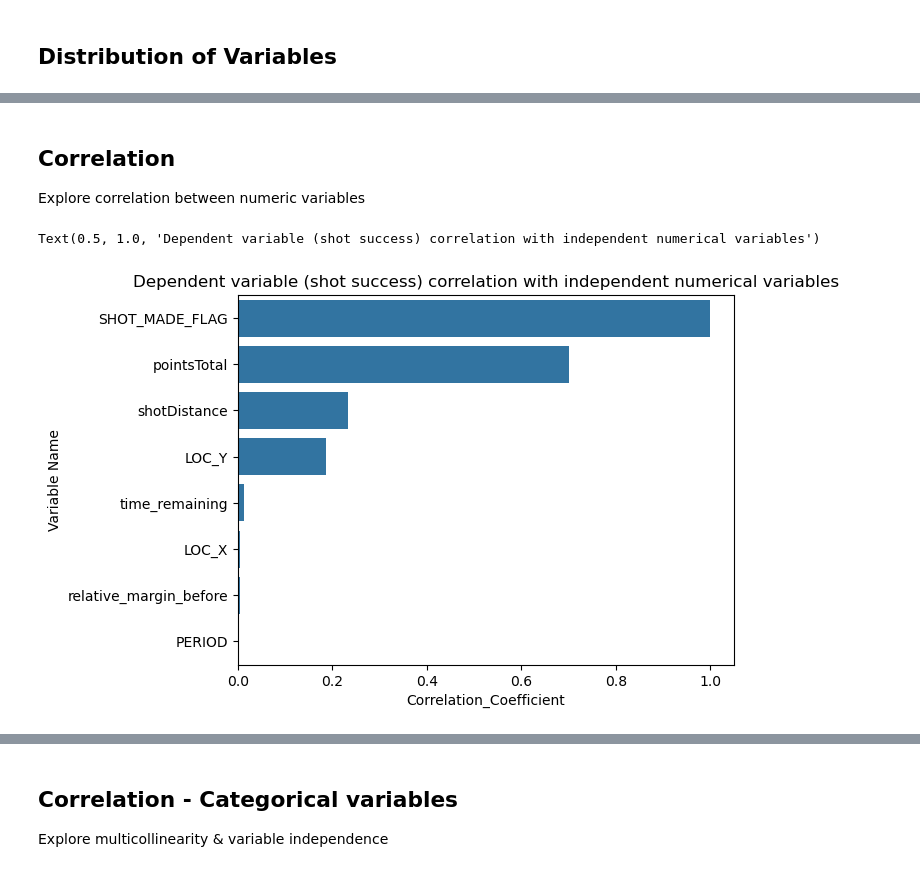
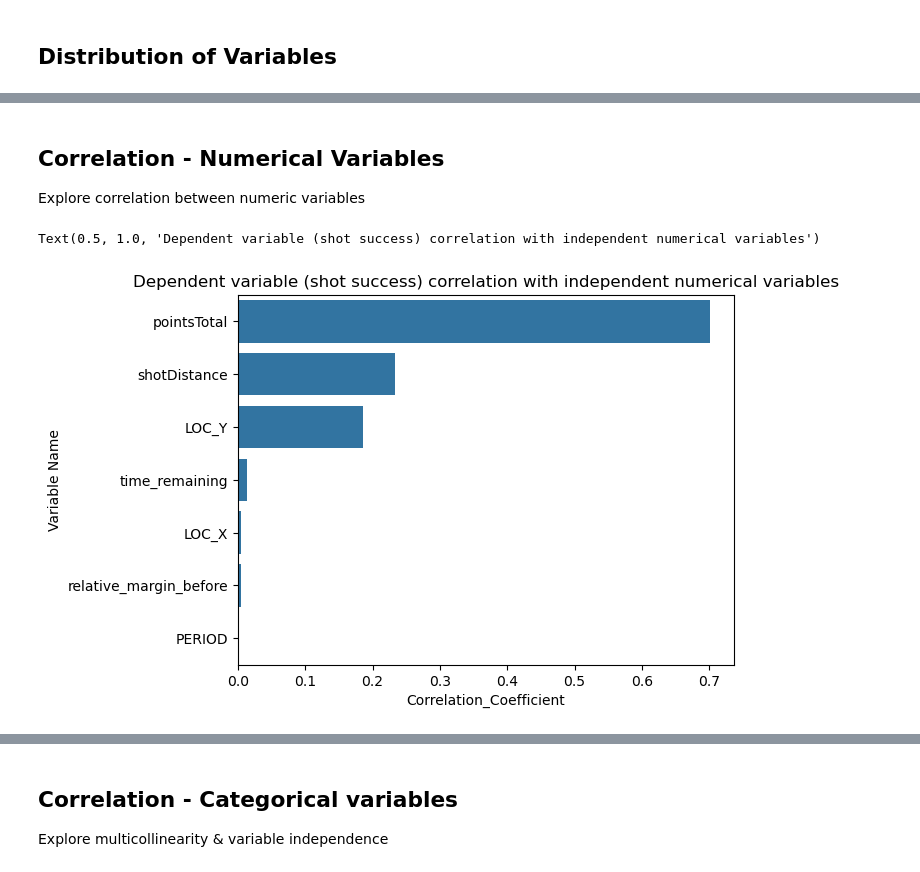
Before and after one commit to carlsonhu225-source/data7001_g02, a Jupyter notebook: Exploratory_Data_Analysis.ipynb, the cells around one changed output, grey strips where cells are left out. Cells and saved outputs as stored; diff of their text form; code cells hidden in the pictures.

```diff
--- a/Exploratory_Data_Analysis.ipynb
+++ b/Exploratory_Data_Analysis.ipynb
@@ -147,19 +145,20 @@ for pos, name in enumerate(column_names):
 # %% [markdown]
-## Correlation
+## Correlation - Numerical Variables
 
 Explore correlation between numeric variables
 # %%
 # Check pearson correlation between columns containing numeric values
 temp2 = zip(df_model.columns, pl.Series(df_model.corr().select('SHOT_MADE_FLAG')
     ).abs().to_list())
 
 # Sort descending largest to smallest
 df_correlation = pd.DataFrame(temp2, columns=['Variable Name', 'Correlation_Coefficient'])
 df_correlation.sort_values('Correlation_Coefficient', axis=0, ascending=False, inplace=True)
+df_correlation = df_correlation[df_correlation['Variable Name'] != 'SHOT_MADE_FLAG']
 
 # Plot as barplot
 sns.barplot(df_correlation, x='Correlation_Coefficient', y='Variable Name', orient='h')
 plt.title("Dependent variable (shot success) correlation with independent numerical variables")
 # %% [output]
 Text(0.5, 1.0, 'Dependent variable (shot success) correlation with independent numerical variables')
-[figure, old version]
+[figure, new version]
```
Also changed, not shown: parts of 9 cells of this notebook, 3 other files.
